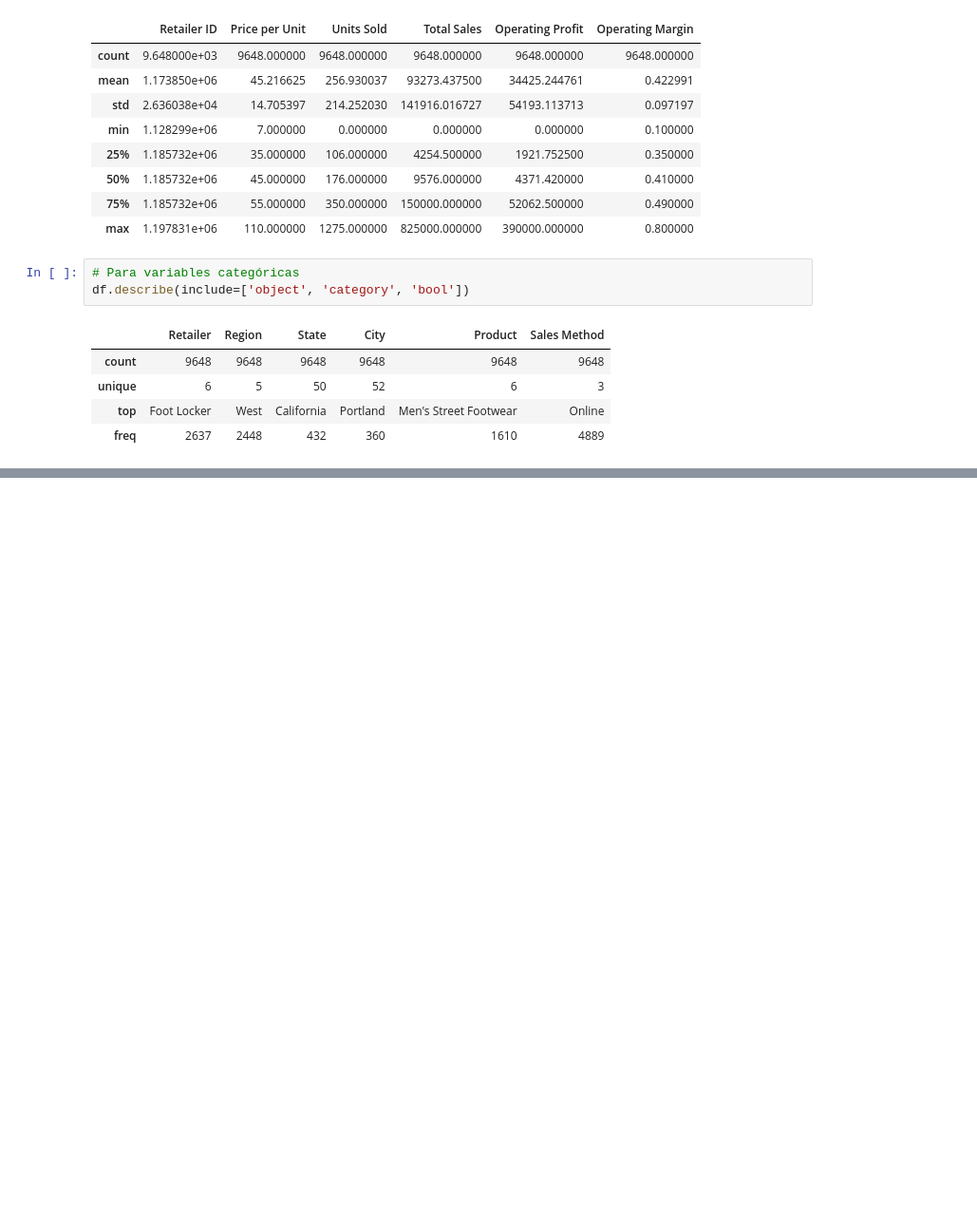
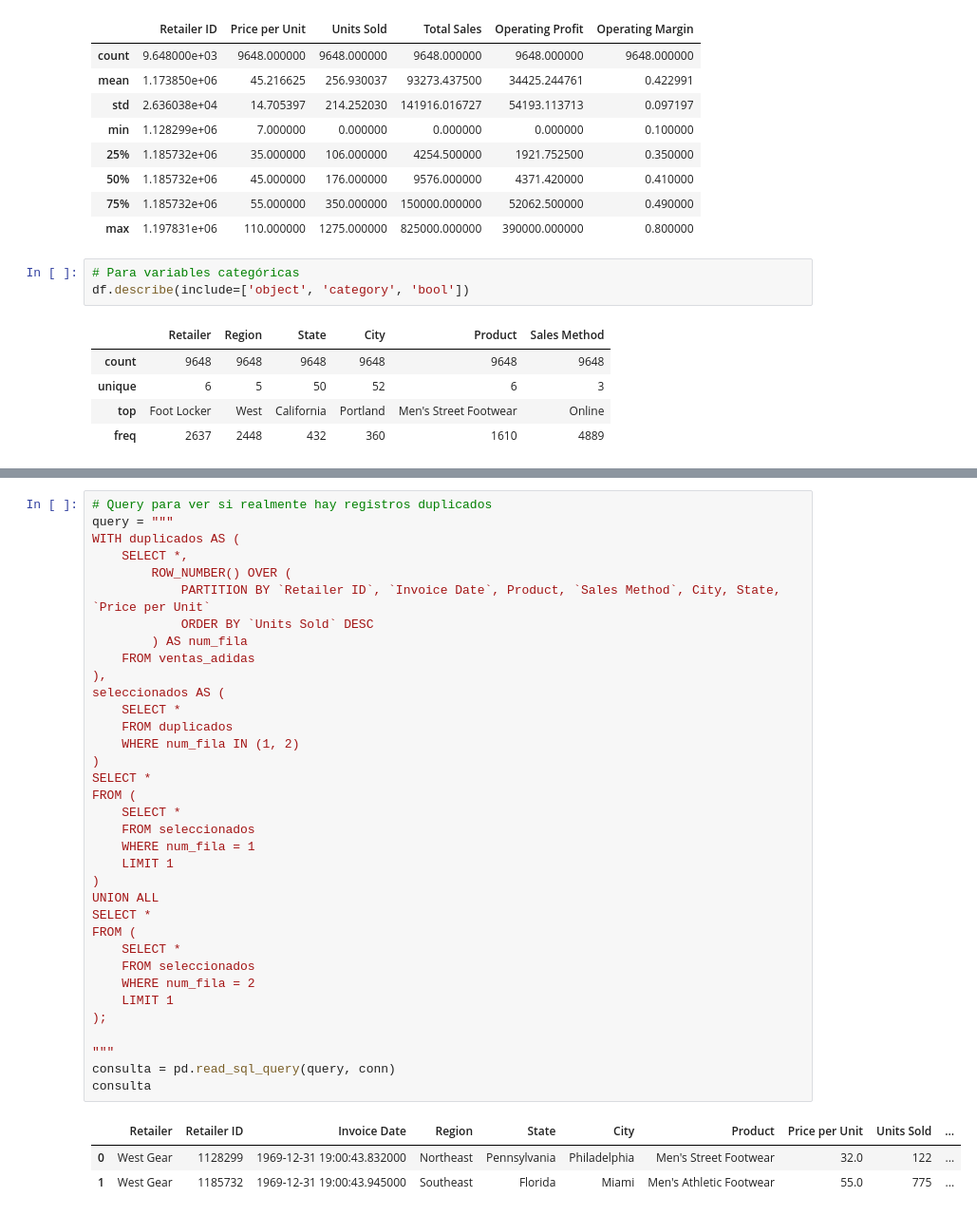
Before and after one commit to Dilmer-Rojas/Ventas_Adidas, a Jupyter notebook: notebooks/1.EDA.ipynb, the cells around one changed output, grey strips where cells are left out. Shown at 95% size. Drawn from its saved outputs; the diff is of its cells as text; blank space fills up the shorter version.

```diff
--- a/notebooks/1.EDA.ipynb
+++ b/notebooks/1.EDA.ipynb
@@ -189,0 +276,39 @@ df.describe(include=['object', 'category', 'bool'])
+# %%
+# Query para ver si realmente hay registros duplicados
+query = """
+WITH duplicados AS (
+    SELECT *,
+        ROW_NUMBER() OVER (
+            PARTITION BY `Retailer ID`, `Invoice Date`, Product, `Sales Method`, City, State, `Price per Unit`
+            ORDER BY `Units Sold` DESC
+        ) AS num_fila
+    FROM ventas_adidas
+),
+seleccionados AS (
+    SELECT *
+    FROM duplicados
+    WHERE num_fila IN (1, 2)
+)
+SELECT *
+FROM (
+    SELECT *
+    FROM seleccionados
+    WHERE num_fila = 1
+    LIMIT 1
+)
+UNION ALL
+SELECT *
+FROM (
+    SELECT *
+    FROM seleccionados
+    WHERE num_fila = 2
+    LIMIT 1
+);
+
+"""
+consulta = pd.read_sql_query(query, conn)
+consulta
+# %% [output]
+|  | Retailer | Retailer ID | Invoice Date | Region | State | City | Product | Price per Unit | Units Sold | ... |
+| 0 | West Gear | 1128299 | 1969-12-31 19:00:43.832000 | Northeast | Pennsylvania | Philadelphia | Men's Street Footwear | 32.0 | 122 | ... |
+| 1 | West Gear | 1185732 | 1969-12-31 19:00:43.945000 | Southeast | Florida | Miami | Men's Athletic Footwear | 55.0 | 775 | ... |
```
Also changed, not shown: parts of 18 cells of this notebook.
